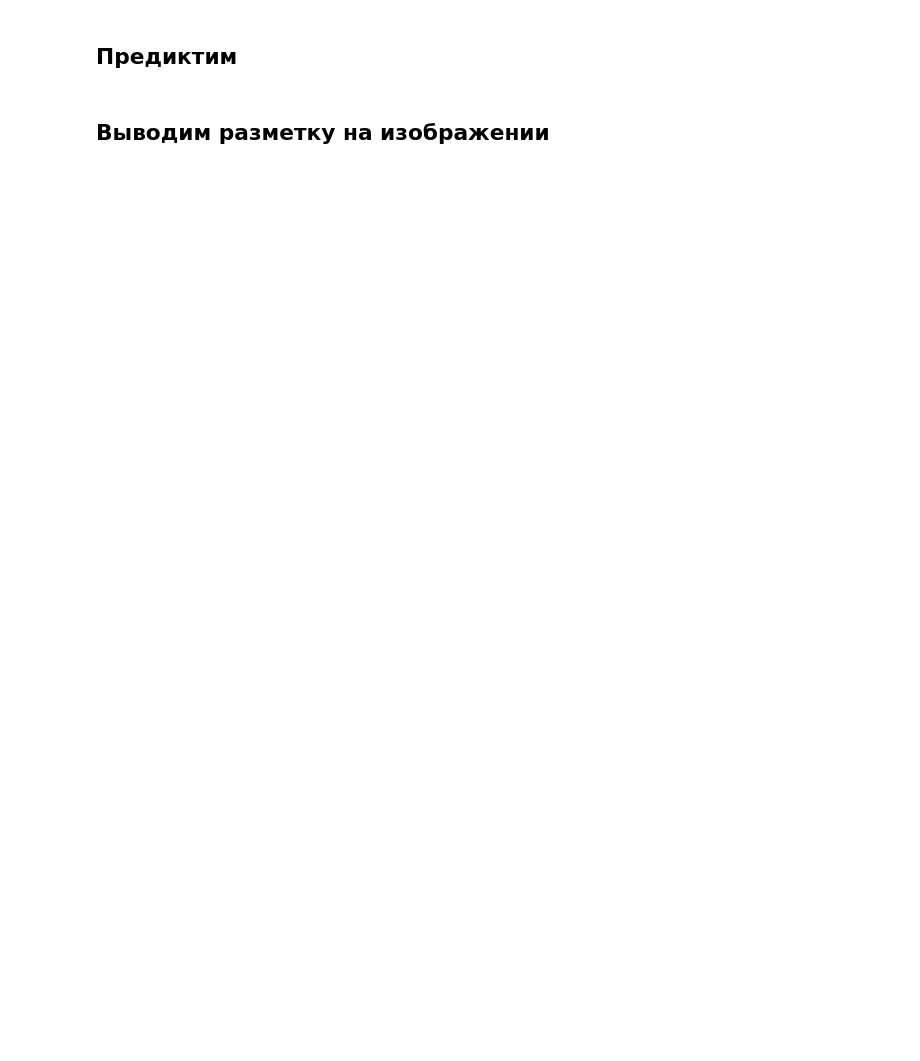
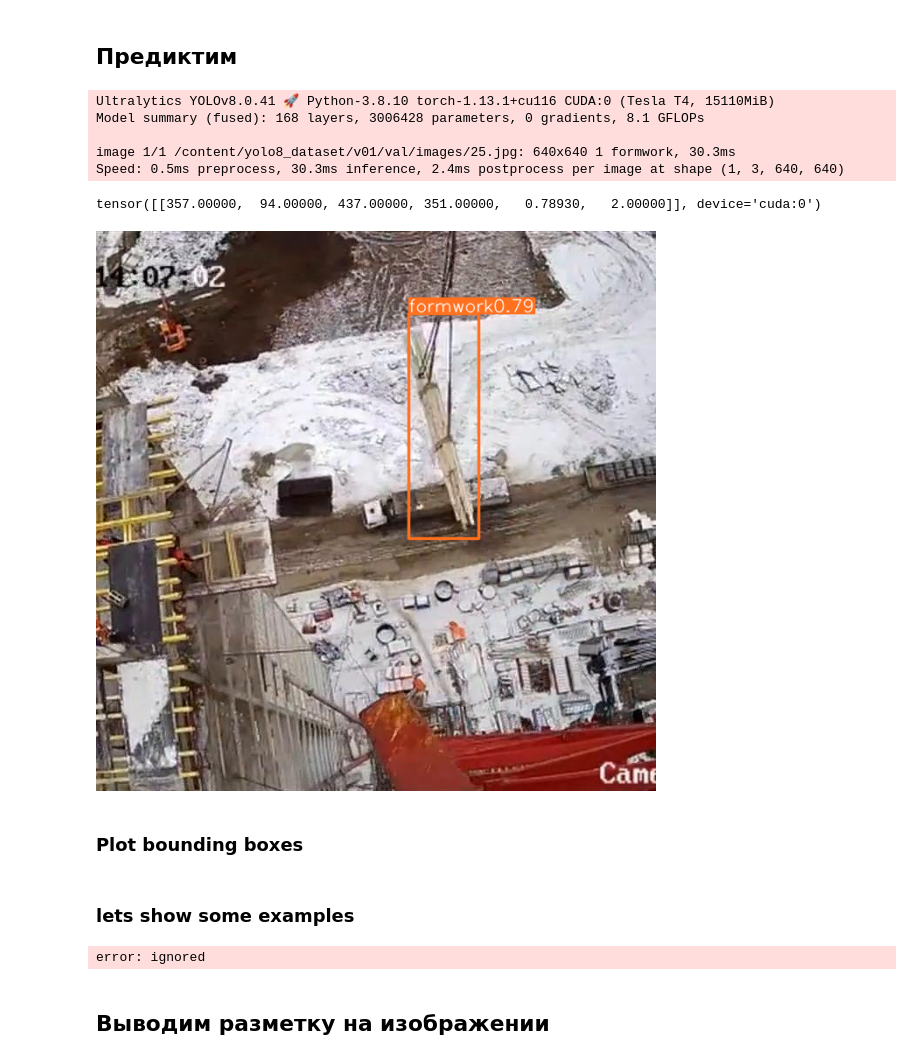
Before and after one commit to BaxLi/AI-Crane, a Jupyter notebook: AI_Crane.ipynb, the cells around one changed output. Saved outputs shown, nothing was run; the diff lists cells and outputs as text; code cells hidden in the pictures; blank space fills up the shorter version.

```diff
--- a/AI_Crane.ipynb
+++ b/AI_Crane.ipynb
@@ -19,0 +38,8 @@ model.train(data='/content/YOLOdataset/data_custom.yaml', epochs=10)  # Обуч
+# %%
+from ultralytics import YOLO
+# Load a model
+model = YOLO("yolov8n.pt")  # load a pretrained model (recommended for training)
+# model = YOLO("/content/runs/detect/yolov8n_v8_TEST2/weights/best.pt")  # load a custom model
+model = YOLO("/content/runs/detect/yolov8n_v8_TEST2/weights/last.pt")  # load a custom model
+# %%
+results = model.train(data=datasetYAMLFile, imgsz=640, epochs=100, batch=32, name='yolov8n_v8_TEST')  # Обучаем модель
@@ -20,5 +64,25 @@ model.train(data='/content/YOLOdataset/data_custom.yaml', epochs=10)  # Обуч
 # %% [markdown]
 ## Предиктим
+# %%
+image=os.path.join(datasetPath,'val/images/25.jpg')
 # %%
 # Выполняем код детекции
-result = model('/content/YOLOdataset/val/images/0.jpg')  #Предиктим
+res = model(image)  #Предиктим
+# %% [output]
+Ultralytics YOLOv8.0.41 🚀 Python-3.8.10 torch-1.13.1+cu116 CUDA:0 (Tesla T4, 15110MiB)
+Model summary (fused): 168 layers, 3006428 parameters, 0 gradients, 8.1 GFLOPs
+
+image 1/1 /content/yolo8_dataset/v01/val/images/25.jpg: 640x640 1 formwork, 30.3ms
+Speed: 0.5ms preprocess, 30.3ms inference, 2.4ms postprocess per image at shape (1, 3, 640, 640)
+# %%
+print(res[0].boxes.boxes)
+# %% [output]
+tensor([[357.00000,  94.00000, 437.00000, 351.00000,   0.78930,   2.00000]], device='cuda:0')
+# %%
+from google.colab.patches import cv2_imshow
+res_plotted = res[0].visualize()
+cv2_imshow(res_plotted)
+# %% [output]
+[figure, added]
+# %% [markdown]
+### Plot bounding boxes
@@ -25,3 +146,9 @@ result = model('/content/YOLOdataset/val/images/0.jpg')  #Предиктим
+# %% [markdown]
+### lets show some examples
+# %%
+plot_bboxes(image, res[0].boxes.boxes, conf=0.8)
+# %% [output]
+error: ignored
 # %% [markdown]
 ## Выводим разметку на изображении
 # %%
```
Also changed, not shown: parts of 12 cells of this notebook.
